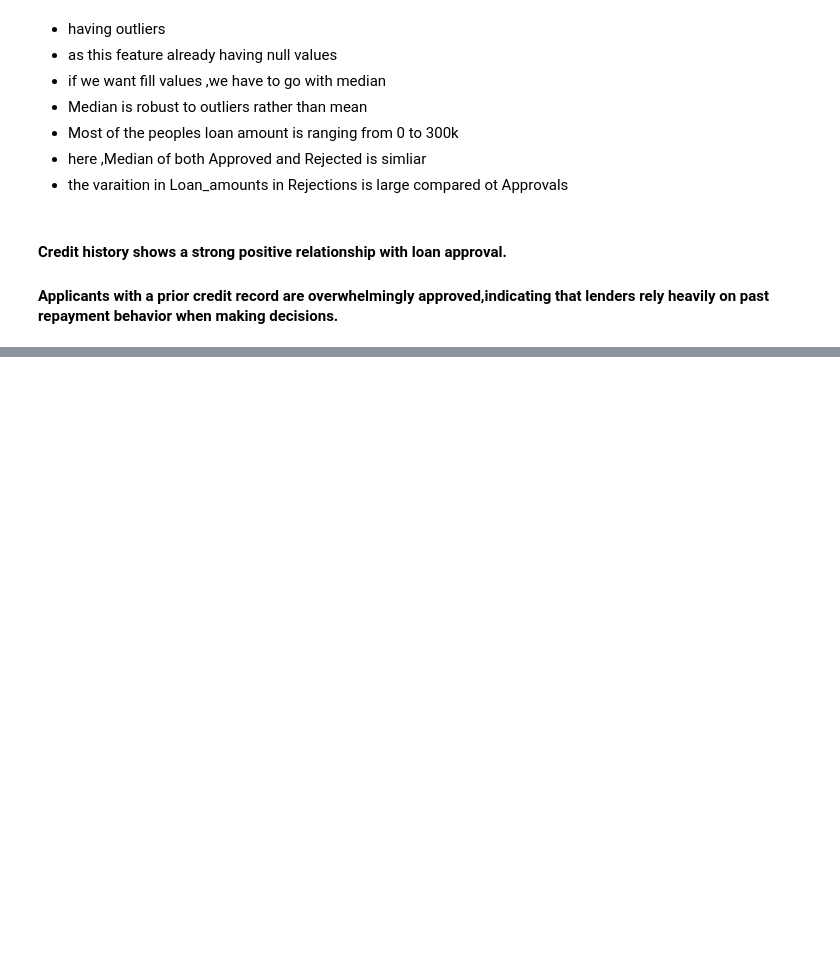
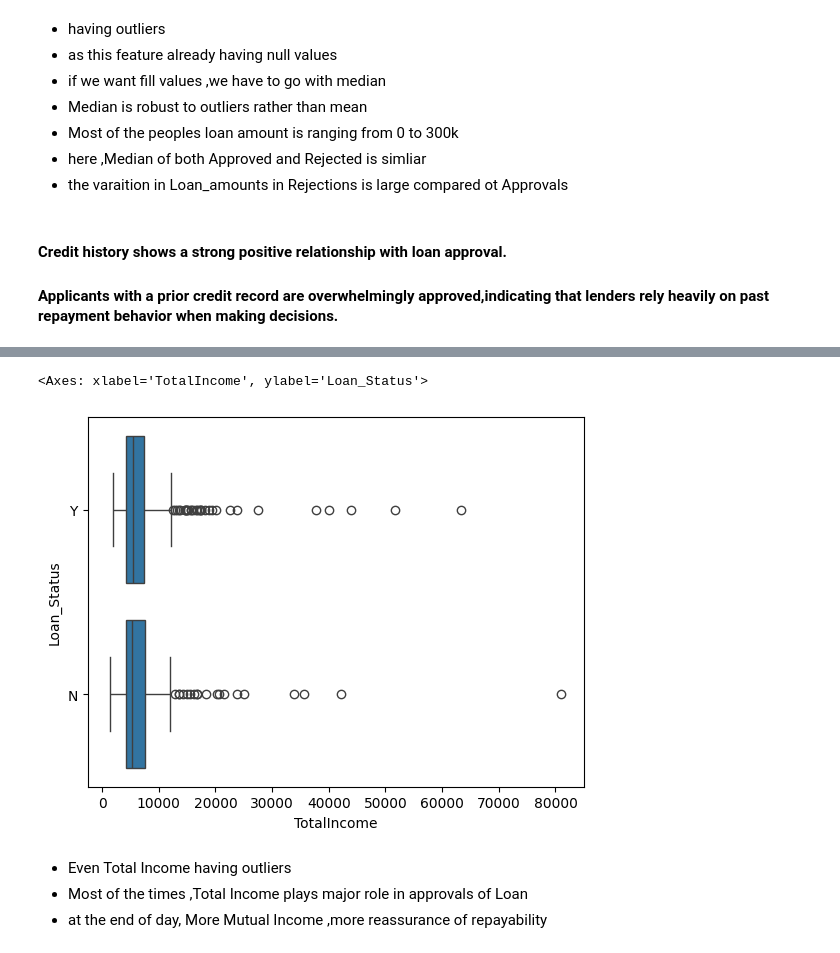
Before and after one commit to sivamani-muraboyina/LoanEligibilityPrediction, a Jupyter notebook: notebooks/eda.ipynb, the cells around one changed output, grey strips where cells are left out. Drawn from its saved outputs; the diff is of its cells as text; code cells hidden in the pictures; blank space fills up the shorter version.

```diff
--- a/notebooks/eda.ipynb
+++ b/notebooks/eda.ipynb
@@ -644,0 +716,9 @@ sns.boxplot(x=df['LoanAmount'],y=df['Loan_Status'],data=df)
+# %%
+sns.boxplot(x=df['TotalIncome'],y=df['Loan_Status'],data=df)
+# %% [output]
+<Axes: xlabel='TotalIncome', ylabel='Loan_Status'>
+[figure, added]
+# %% [markdown]
+- Even Total Income having outliers
+- Most of the times ,Total Income plays major role in approvals of Loan
+- at the end of day, More Mutual Income ,more reassurance of repayability
```
Also changed, not shown: parts of 24 cells of this notebook.
